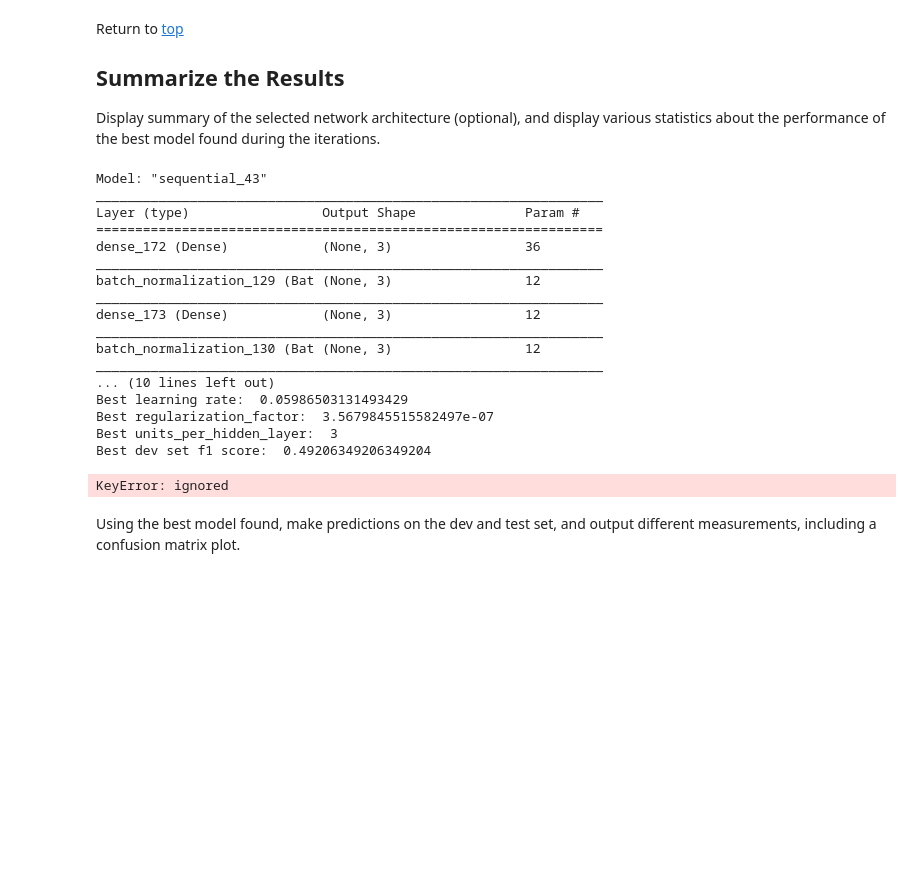
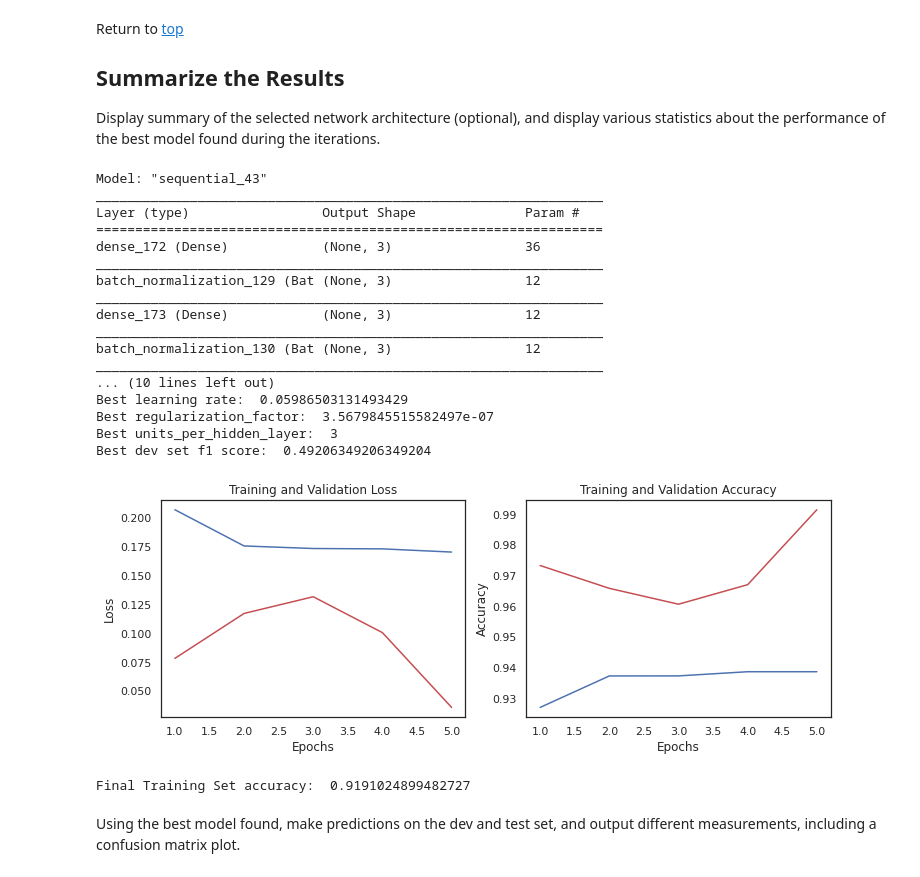
Before and after one commit to cbarlow-corelationinc/troubled_loan_detection, a Jupyter notebook: TroubledLoanDetection_ANN.ipynb, the cells around one changed output. Drawn from its saved outputs; the diff is of its cells as text; code cells hidden in the pictures; blank space fills up the shorter version.

```diff
--- a/TroubledLoanDetection_ANN.ipynb
+++ b/TroubledLoanDetection_ANN.ipynb
@@ -396,8 +396,9 @@ print("Best dev set f1 score: ", best_f1)
 history_dict = history.history
 train_loss = history_dict['loss']
 dev_loss = history_dict['val_loss']
-train_acc = history_dict['acc']
-dev_acc = history_dict['val_acc']
+# Breaking change in Keras 2.3.0 changed key in history from 'acc' to 'accuracy' and from 'val_acc' to 'val_accuracy'.
+train_acc = history_dict['accuracy']
+dev_acc = history_dict['val_accuracy']
 epochs = range(1, len(dev_loss) + 1)
 
 # Now display two graphs side by side to compare loss and accuracy for training vs. validation set
@@ -408,33 +409,34 @@ loss_axis.set_title('Training and Validation Loss')
 loss_axis.set_xlabel('Epochs')
 loss_axis.set_ylabel('Loss')
 
 acc_axis.plot(epochs, train_acc, 'b', label='Training accuracy')
 acc_axis.plot(epochs, dev_acc, 'r', label='Validation accuracy')
 acc_axis.set_title('Training and Validation Accuracy')
 acc_axis.set_xlabel('Epochs')
 acc_axis.set_ylabel('Accuracy')
 plt.show()
 
 final_train_acc = model.evaluate(X_train, y_train, verbose=0)[1]
 print("Final Training Set accuracy: ", final_train_acc)
 # %% [output]
 Model: "sequential_43"
 _________________________________________________________________
 Layer (type)                 Output Shape              Param #
 =================================================================
 dense_172 (Dense)            (None, 3)                 36
 _________________________________________________________________
 batch_normalization_129 (Bat (None, 3)                 12
 _________________________________________________________________
 dense_173 (Dense)            (None, 3)                 12
 _________________________________________________________________
 batch_normalization_130 (Bat (None, 3)                 12
 _________________________________________________________________
 ... (10 lines left out)
 Best learning rate:  0.05986503131493429
 Best regularization_factor:  3.5679845515582497e-07
 Best units_per_hidden_layer:  3
 Best dev set f1 score:  0.49206349206349204
+[figure, added]
-KeyError: ignored
+Final Training Set accuracy:  0.9191024899482727
 # %% [markdown]
 Using the best model found, make predictions on the dev and test set, and output different measurements, including a confusion matrix plot.
```
Also changed, not shown: parts of 1 cell of this notebook.
